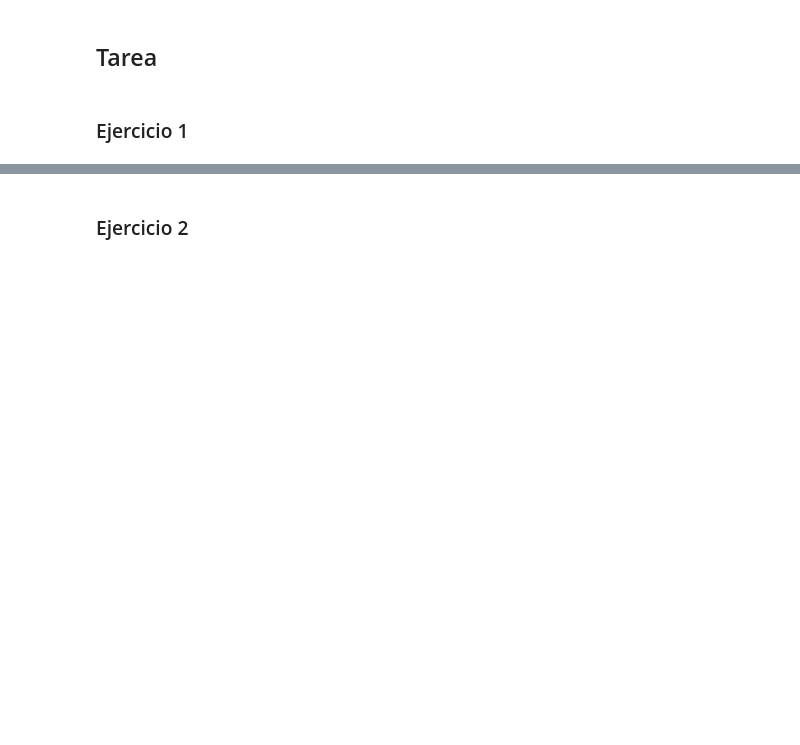
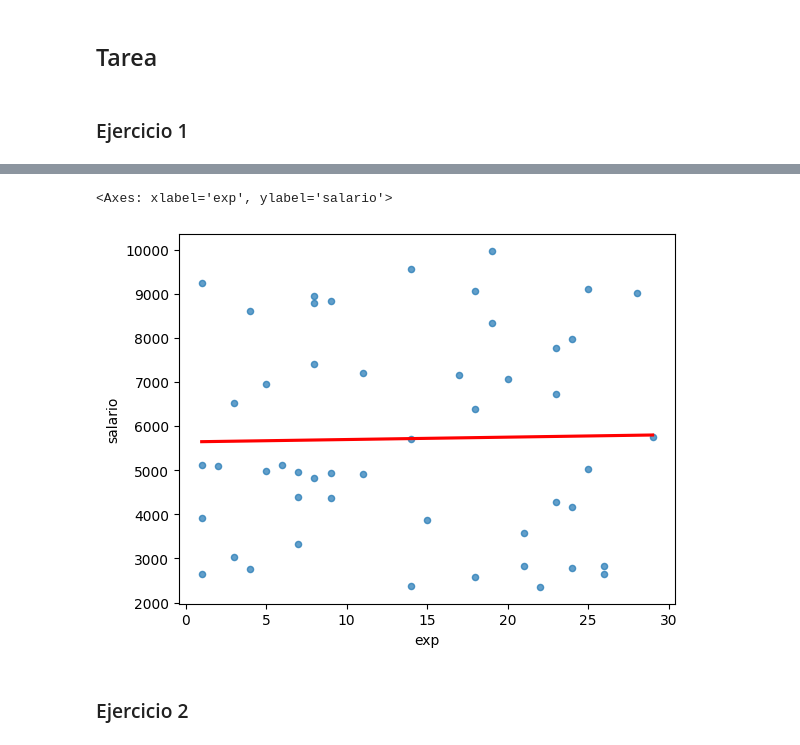
Before and after one commit to NicoapBol/DATA_SCIENCE_UPB_TASKS, a Jupyter notebook: 02 HW Code/011Sesión 2.ipynb, the cells around one changed output, grey strips where cells are left out. Cells and saved outputs as stored; diff of their text form; code cells hidden in the pictures; blank space fills up the shorter version.

```diff
--- a/02 HW Code/011Sesión 2.ipynb
+++ b/02 HW Code/011Sesión 2.ipynb
@@ -323,6 +352,9 @@ print(ejercicio_1.XXXXX())
 # %%
 #1.e) Grafiquen los datos junto al modelo estimados
 
-sns.regplot(x='XXXXX', y='XXXXX', data=salario_exp, ci=False, line_kws={'color': 'red'}, scatter_kws={'s': 20, 'alpha': 0.7})
+sns.regplot(x='exp', y='salario', data=salario_exp, ci=False, line_kws={'color': 'red'}, scatter_kws={'s': 20, 'alpha': 0.7})
+# %% [output]
+<Axes: xlabel='exp', ylabel='salario'>
+[figure, added]
 # %% [markdown]
 ### Ejercicio 2
```
Also changed, not shown: parts of 12 cells of this notebook.
